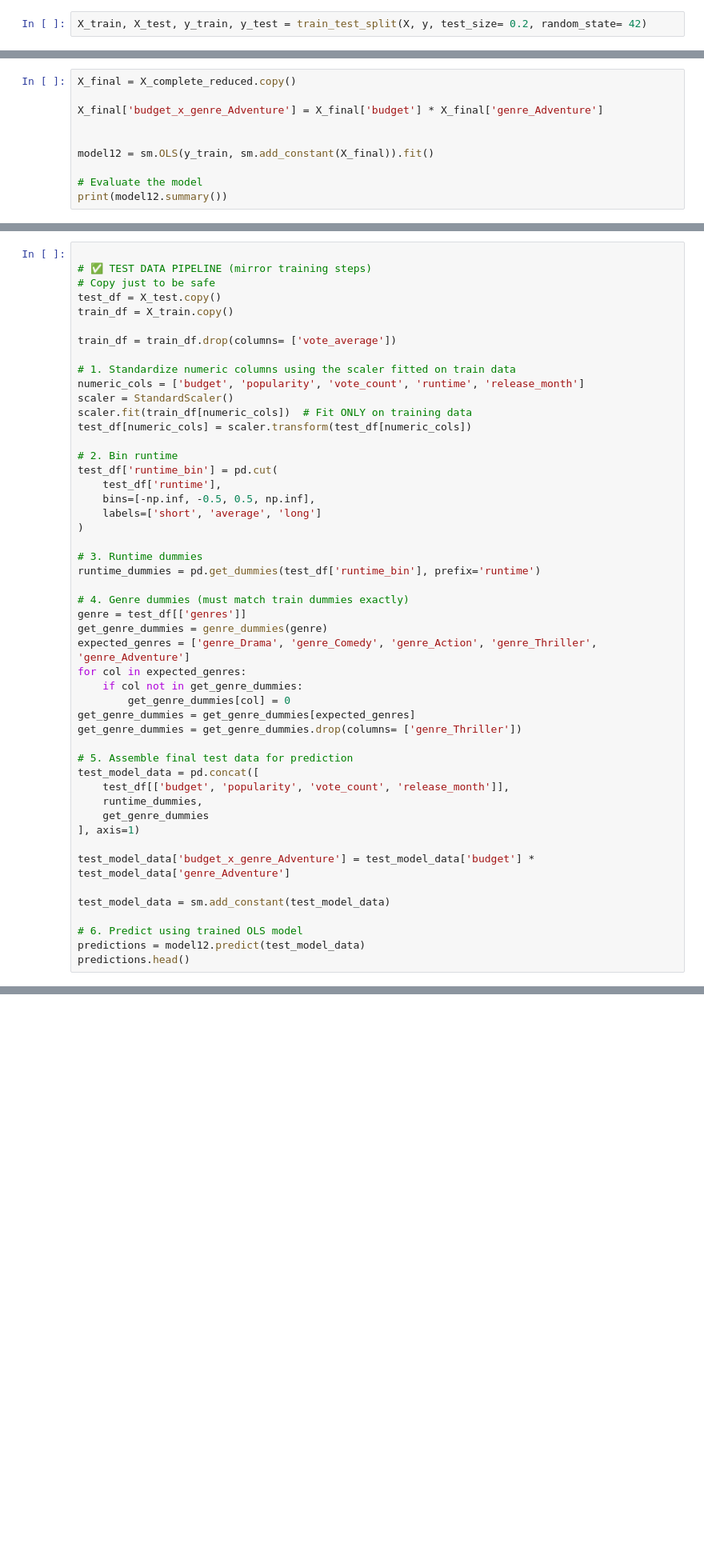
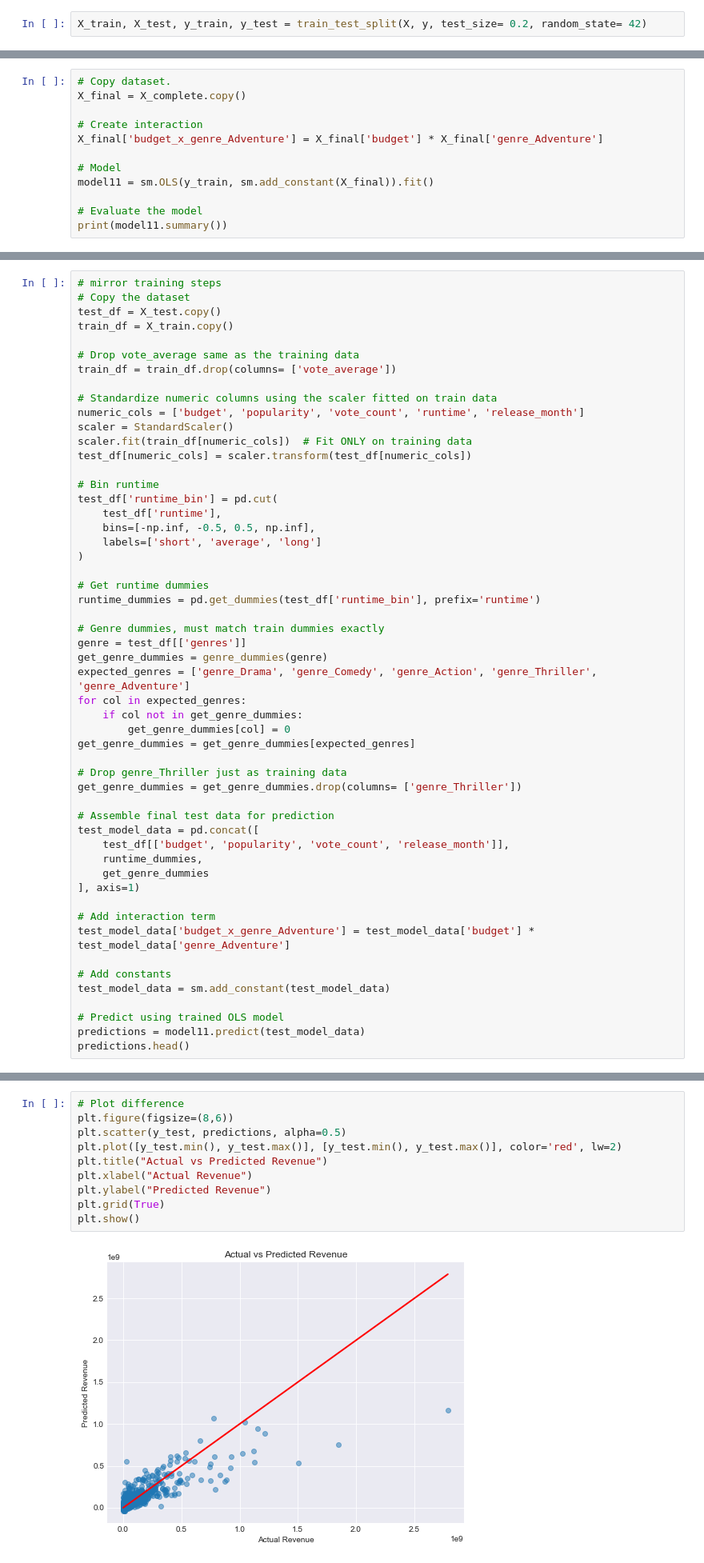
Before and after one commit to Assesa44/Movie-Revenue-Predictor, a Jupyter notebook: Notebooks/revenue_predictor.ipynb, the cells around one changed output, grey strips where cells are left out. Shown at 80% size. Drawn from its saved outputs; the diff is of its cells as text; blank space fills up the shorter version.

Commit message:
docs: updated the notebook by documenting the predictions section

```diff
--- a/Notebooks/revenue_predictor.ipynb
+++ b/Notebooks/revenue_predictor.ipynb
@@ -1054,13 +1100,15 @@ strong multicollinearity problems or that the design matrix is singular.
 # %%
-X_final = X_complete_reduced.copy()
+# Copy dataset.
+X_final = X_complete.copy()
 
+# Create interaction
 X_final['budget_x_genre_Adventure'] = X_final['budget'] * X_final['genre_Adventure']
 
-
-model12 = sm.OLS(y_train, sm.add_constant(X_final)).fit()
+# Model
+model11 = sm.OLS(y_train, sm.add_constant(X_final)).fit()
 
 # Evaluate the model
-print(model12.summary())
+print(model11.summary())
 # %% [output]
                             OLS Regression Results
 ==============================================================================
@@ -1130,29 +1151,29 @@ plt.show()
 # %%
-
-# ✅ TEST DATA PIPELINE (mirror training steps)
-# Copy just to be safe
+# mirror training steps
+# Copy the dataset
 test_df = X_test.copy()
 train_df = X_train.copy()
 
+# Drop vote_average same as the training data
 train_df = train_df.drop(columns= ['vote_average'])
 
-# 1. Standardize numeric columns using the scaler fitted on train data
+# Standardize numeric columns using the scaler fitted on train data
 numeric_cols = ['budget', 'popularity', 'vote_count', 'runtime', 'release_month']
 scaler = StandardScaler()
 scaler.fit(train_df[numeric_cols])  # Fit ONLY on training data
 test_df[numeric_cols] = scaler.transform(test_df[numeric_cols])
 
-# 2. Bin runtime
+# Bin runtime
 test_df['runtime_bin'] = pd.cut(
     test_df['runtime'],
     bins=[-np.inf, -0.5, 0.5, np.inf],
     labels=['short', 'average', 'long']
 )
 
-# 3. Runtime dummies
+# Get runtime dummies
 runtime_dummies = pd.get_dummies(test_df['runtime_bin'], prefix='runtime')
 
-# 4. Genre dummies (must match train dummies exactly)
+# Genre dummies, must match train dummies exactly
 genre = test_df[['genres']]
 get_genre_dummies = genre_dummies(genre)
 expected_genres = ['genre_Drama', 'genre_Comedy', 'genre_Action', 'genre_Thriller', 'genre_Adventure']
@@ -1160,21 +1181,25 @@ for col in expected_genres:
     if col not in get_genre_dummies:
         get_genre_dummies[col] = 0
 get_genre_dummies = get_genre_dummies[expected_genres]
+
+# Drop genre_Thriller just as training data
 get_genre_dummies = get_genre_dummies.drop(columns= ['genre_Thriller'])
 
-# 5. Assemble final test data for prediction
+# Assemble final test data for prediction
 test_model_data = pd.concat([
     test_df[['budget', 'popularity', 'vote_count', 'release_month']],
     runtime_dummies,
     get_genre_dummies
 ], axis=1)
 
+# Add interaction term
 test_model_data['budget_x_genre_Adventure'] = test_model_data['budget'] * test_model_data['genre_Adventure']
 
+# Add constants
 test_model_data = sm.add_constant(test_model_data)
 
-# 6. Predict using trained OLS model
-predictions = model12.predict(test_model_data)
+# Predict using trained OLS model
+predictions = model11.predict(test_model_data)
 predictions.head()
 # %% [output]
 A value is trying to be set on a copy of a slice from a DataFrame.
@@ -1247,0 +1280,12 @@ Median revenue: 56,019,716
+# %%
+# Plot difference
+plt.figure(figsize=(8,6))
+plt.scatter(y_test, predictions, alpha=0.5)
+plt.plot([y_test.min(), y_test.max()], [y_test.min(), y_test.max()], color='red', lw=2)
+plt.title("Actual vs Predicted Revenue")
+plt.xlabel("Actual Revenue")
+plt.ylabel("Predicted Revenue")
+plt.grid(True)
+plt.show()
+# %% [output]
+[figure, added]
```
Also changed, not shown: parts of 64 cells of this notebook.
